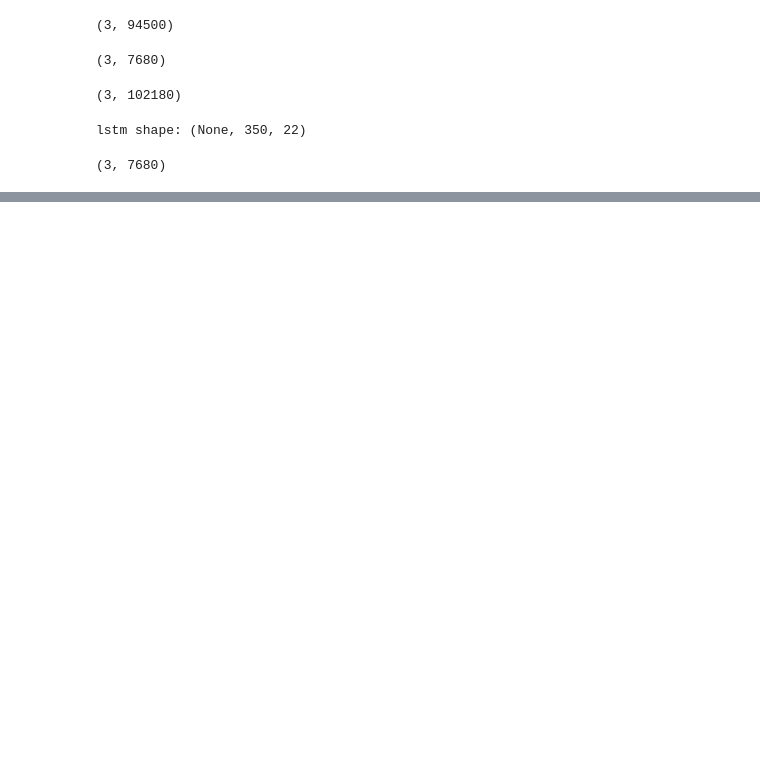
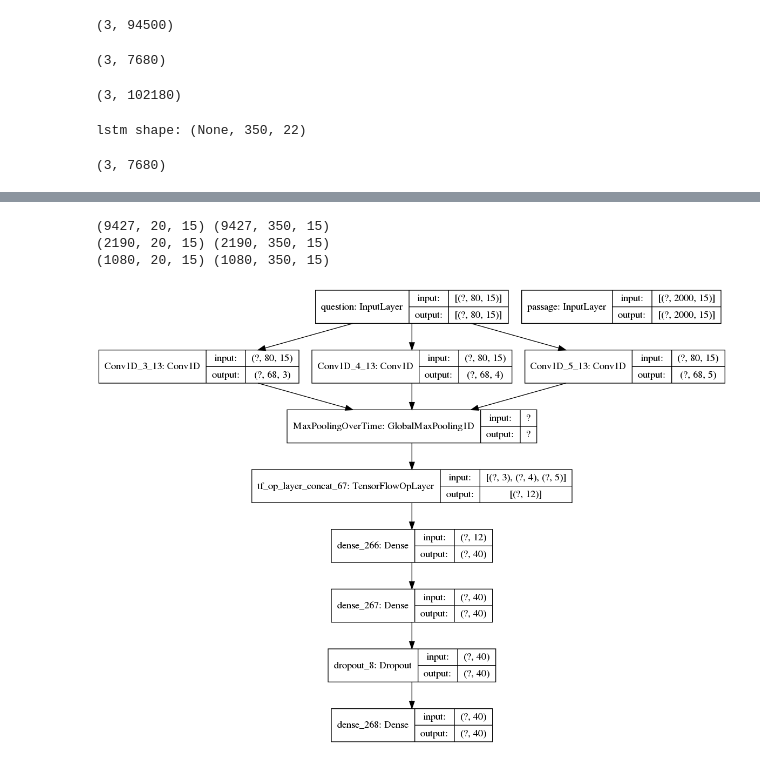
Before and after one commit to litdarya/nlp_tasks, a Jupyter notebook: hw_2/hw2.ipynb, the cells around one changed output, grey strips where cells are left out. Saved outputs shown, nothing was run; the diff lists cells and outputs as text; code cells hidden in the pictures; blank space fills up the shorter version.

Commit message:
bidaf: cnn

```diff
--- a/hw_2/hw2.ipynb
+++ b/hw_2/hw2.ipynb
@@ -229,3 +238,5 @@ _ = plt.set_xlabel('question length')
+# %%
+MAX_WORD_LEN_SYM = 15
 # %% [markdown]
 В статье написано, что вопросы собирались из гугл запросов пользователей. Из всех запросов отбирались те, которые начинались со слов-индикаторов (did, do, does, is,.. etc), и были достаточного размера, также в первых пяти результатах поисковика была википедия. Затем разметчики отбирали "хорошие" вопросы (понятные, однозначные, про факты).
 
@@ -1558,0 +1621,8 @@ https://arxiv.org/abs/1611.01603
+# %%
+print(train_char_embeds[0].shape, train_char_embeds[1].shape)
+print(dev_char_embeds[0].shape, dev_char_embeds[1].shape)
+print(test_char_embeds[0].shape, test_char_embeds[1].shape)
+# %% [output]
+(9427, 20, 15) (9427, 350, 15)
+(2190, 20, 15) (2190, 350, 15)
+(1080, 20, 15) (1080, 350, 15)
@@ -1558,0 +1660,36 @@ https://arxiv.org/abs/1611.01603
+# %%
+def build_bidaf(*, question_size, passage_size, word_size, character_tokens_params):
+    question_input = tf.keras.Input(shape=(question_size, word_size),
+                                    name='question')
+    passage_input = tf.keras.Input(shape=(passage_size, word_size),
+                                   name='passage')
+
+    question_character_tokens_layer = CharacterTokensLayer(**character_tokens_params)
+    question_character_tokens = question_character_tokens_layer(question_input)
+
+    prediction = question_character_tokens
+
+    # Instantiate an end-to-end model predicting both priority and department
+    model = tf.keras.Model(
+        inputs=[
+            question_input, passage_input
+        ],
+        outputs=[prediction]
+    )
+    return model
+# %%
+bidaf_model = build_bidaf(
+    question_size=MAX_LEN_QUEST_SYM,
+    passage_size=MAX_LEN_PASSAGE_SYM,
+    word_size=MAX_WORD_LEN_SYM,
+    character_tokens_params={
+        'filters': [3, 4, 5],
+        'kernels': [13, 13, 13],
+        'dense_sizes': [40, 40, 40],
+        'drop_out_koef': 0.3,
+    }
+)
+bidaf_model.compile(optimizer='adam', loss='binary_crossentropy', metrics=['accuracy'])
+tf.keras.utils.plot_model(bidaf_model, 'bidaf.png', show_shapes=True)
+# %% [output]
+[figure, added]
```
Also changed, not shown: parts of 10 cells of this notebook.
